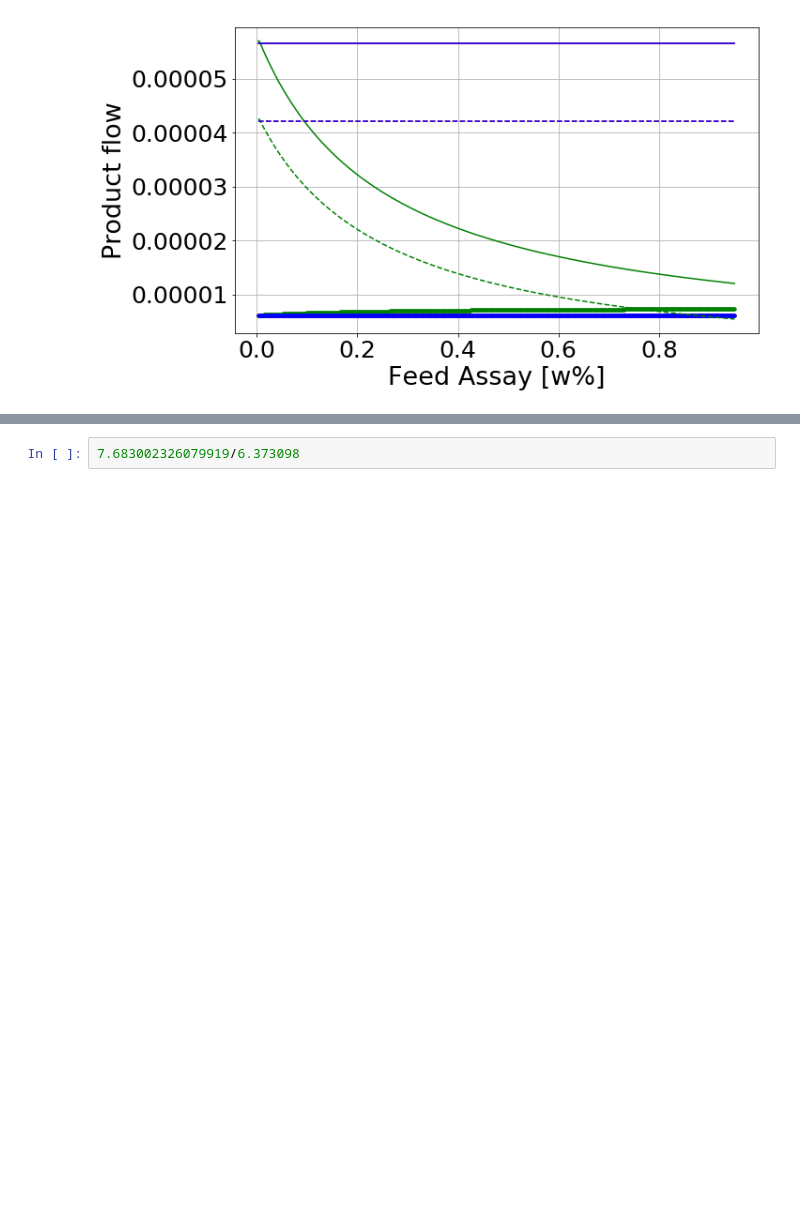
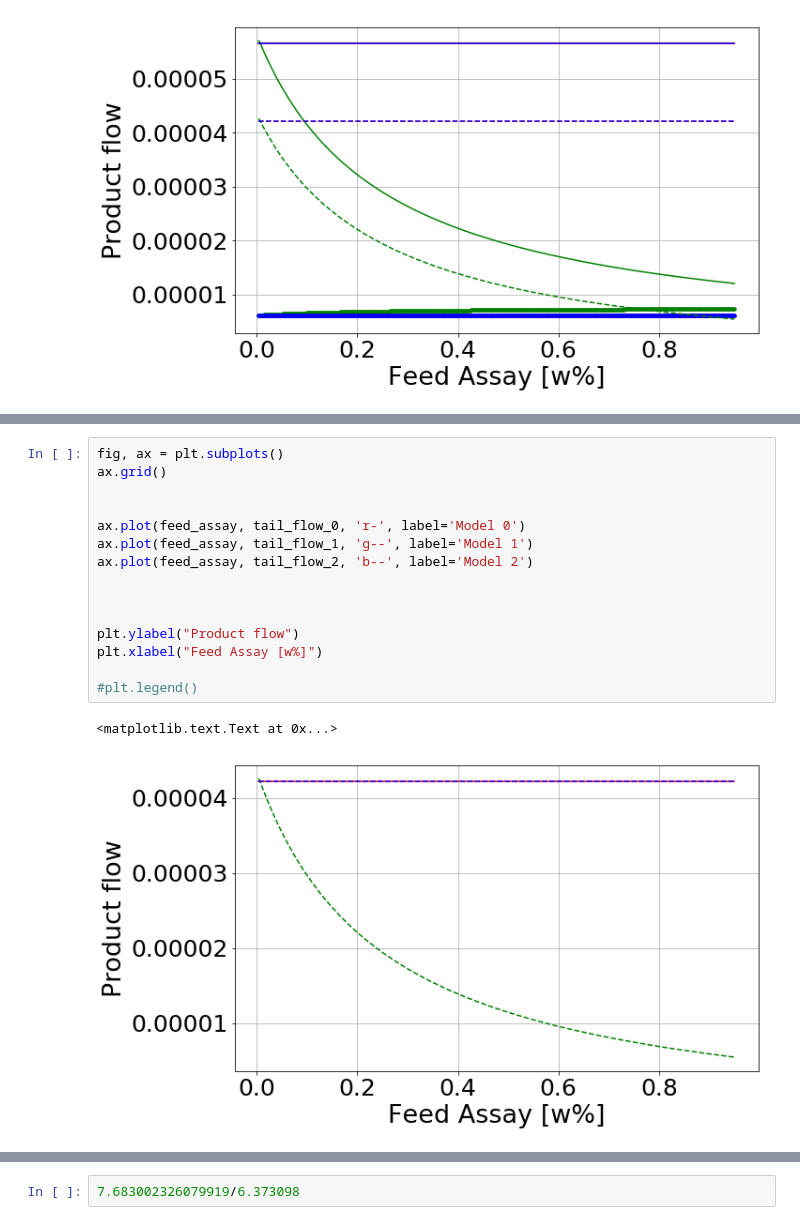
Before and after one commit to stompsjo/enrich_calcs, a Jupyter notebook: deltaU_theta.ipynb, the cells around one changed output, grey strips where cells are left out. Saved outputs shown, nothing was run; the diff lists cells and outputs as text; blank space fills up the shorter version.

```diff
--- a/deltaU_theta.ipynb
+++ b/deltaU_theta.ipynb
@@ -522,3 +446,21 @@ plt.xlabel("Feed Assay [w%]")
+# %%
+fig, ax = plt.subplots()
+ax.grid()
+
+
+ax.plot(feed_assay, tail_flow_0, 'r-', label='Model 0')
+ax.plot(feed_assay, tail_flow_1, 'g--', label='Model 1')
+ax.plot(feed_assay, tail_flow_2, 'b--', label='Model 2')
+
+
+
+plt.ylabel("Product flow")
+plt.xlabel("Feed Assay [w%]")
+
+#plt.legend()
+# %% [output]
+<matplotlib.text.Text at 0x...>
+[figure, added]
 # %%
 feed_flow_0 = [v[3] for v in model_0]
 feed_flow_1 = [v[3] for v in model_1]
```
Also changed, not shown: parts of 18 cells of this notebook, 1 other file.
